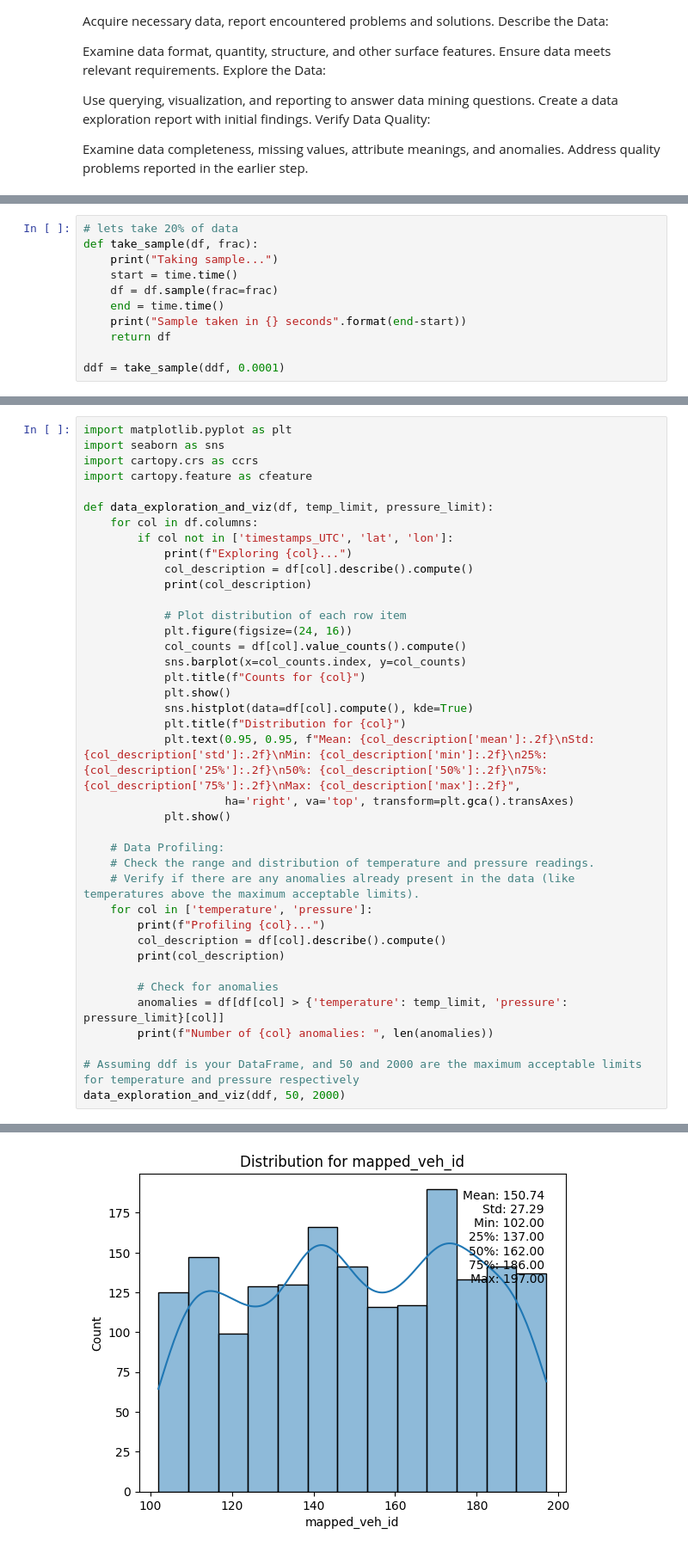
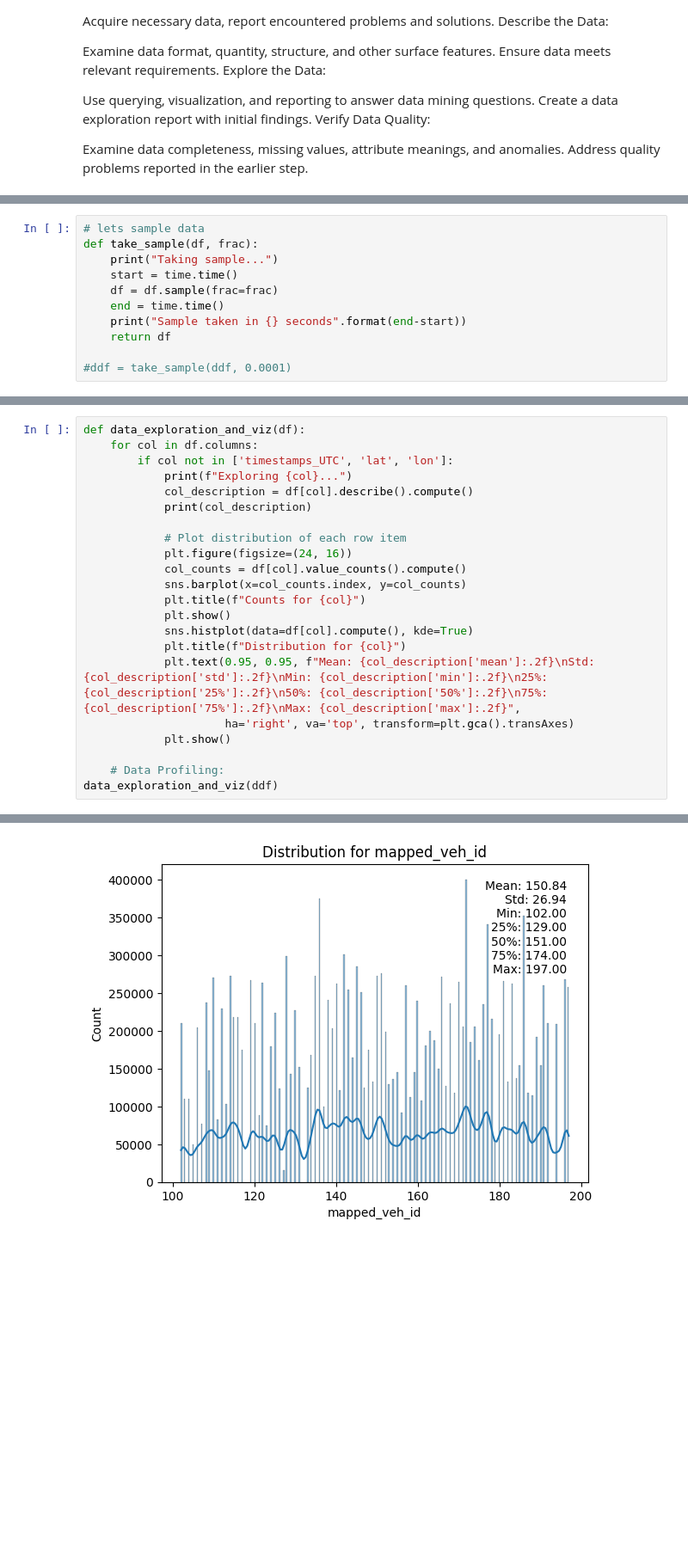
Before and after one commit to Vertu5/TrainAnomalyDetection, a Jupyter notebook: Anomalies_Sncb.ipynb, the cells around one changed output, grey strips where cells are left out. Shown at 86% size. Cells and saved outputs as stored; diff of their text form; blank space fills up the shorter version.

```diff
--- a/Anomalies_Sncb.ipynb
+++ b/Anomalies_Sncb.ipynb
@@ -105,5 +106,5 @@ Data loaded in 0.0355372428894043 seconds
 # %%
-# lets take 20% of data
+# lets sample data
 def take_sample(df, frac):
     print("Taking sample...")
     start = time.time()
@@ -112,4 +113,4 @@ def take_sample(df, frac):
     print("Sample taken in {} seconds".format(end-start))
     return df
 
-ddf = take_sample(ddf, 0.0001)
+#ddf = take_sample(ddf, 0.0001)
@@ -147,10 +145,5 @@ dtype: int64
 # %%
-import matplotlib.pyplot as plt
-import seaborn as sns
-import cartopy.crs as ccrs
-import cartopy.feature as cfeature
-
-def data_exploration_and_viz(df, temp_limit, pressure_limit):
+def data_exploration_and_viz(df):
     for col in df.columns:
         if col not in ['timestamps_UTC', 'lat', 'lon']:
             print(f"Exploring {col}...")
@@ -170,18 +163,6 @@ def data_exploration_and_viz(df, temp_limit, pressure_limit):
             plt.show()
 
     # Data Profiling:
-    # Check the range and distribution of temperature and pressure readings.
-    # Verify if there are any anomalies already present in the data (like temperatures above the maximum acceptable limits).
-    for col in ['temperature', 'pressure']:
-        print(f"Profiling {col}...")
-        col_description = df[col].describe().compute()
-        print(col_description)
-
-        # Check for anomalies
-        anomalies = df[df[col] > {'temperature': temp_limit, 'pressure': pressure_limit}[col]]
-        print(f"Number of {col} anomalies: ", len(anomalies))
-
-# Assuming ddf is your DataFrame, and 50 and 2000 are the maximum acceptable limits for temperature and pressure respectively
-data_exploration_and_viz(ddf, 50, 2000)
+data_exploration_and_viz(ddf)
 # %% [output]
 Exploring mapped_veh_id...
@@ -198,2 +179,2 @@ Name: mapped_veh_id, dtype: float64
-[figure, old version]
+[figure, new version]
 Exploring RS_E_InAirTemp_PC1...
```
Also changed, not shown: parts of 11 cells of this notebook, 1 other file.
